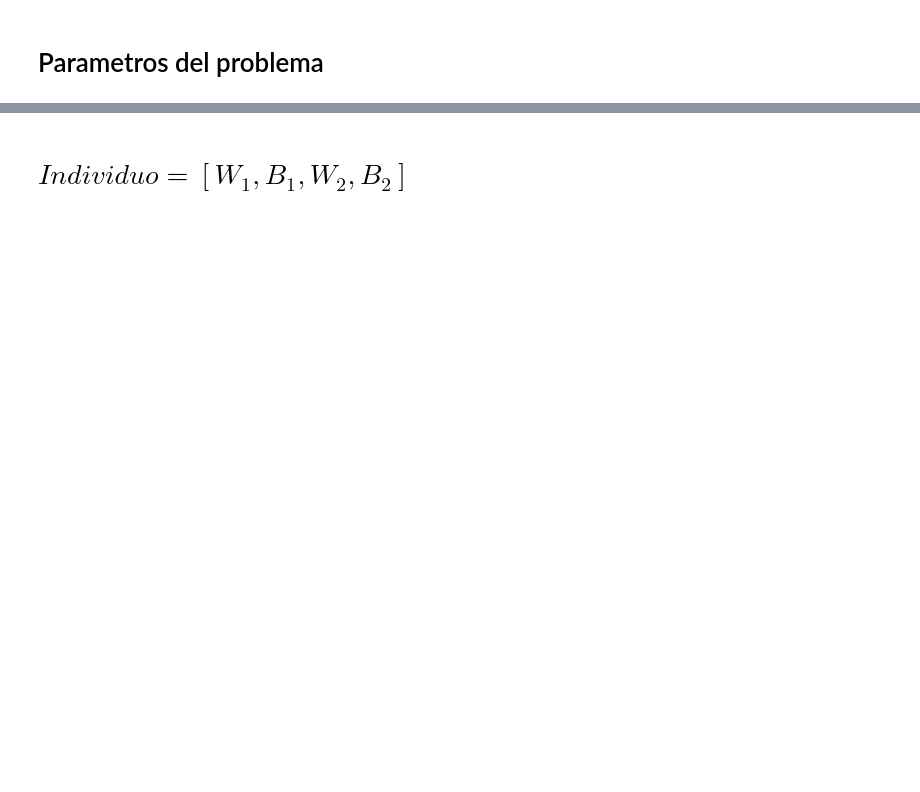
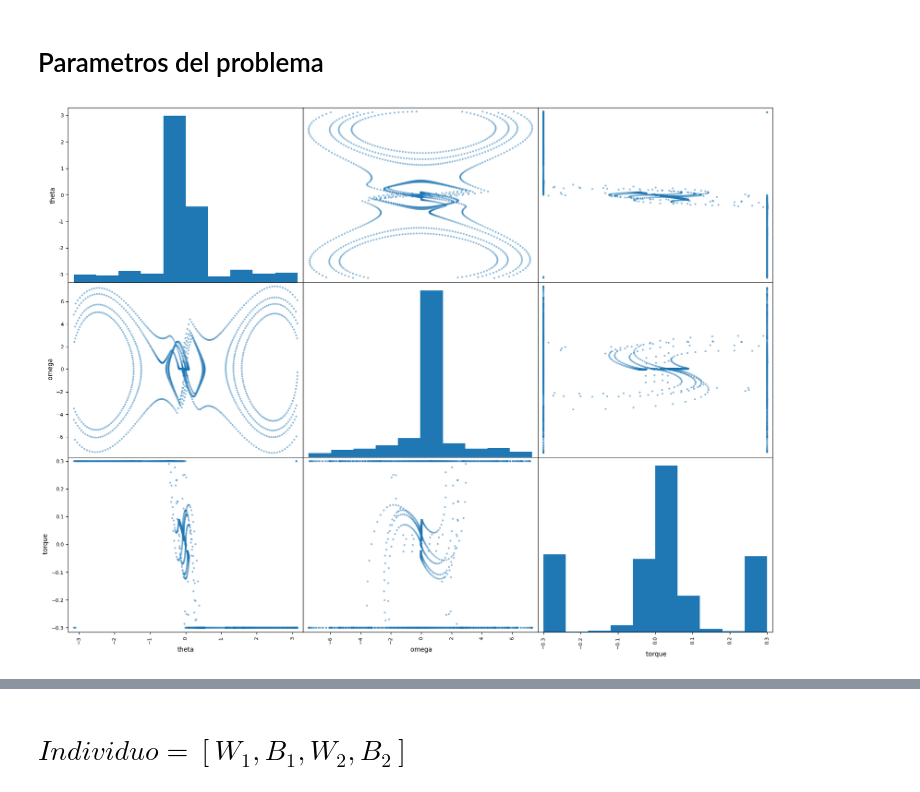
Before and after one commit to Bernal1229/proyectofinalIA, a Jupyter notebook: Proyecto IA.ipynb, the cells around one changed output, grey strips where cells are left out. Drawn from its saved outputs; the diff is of its cells as text; code cells hidden in the pictures; blank space fills up the shorter version.

```diff
--- a/Proyecto IA.ipynb
+++ b/Proyecto IA.ipynb
@@ -23,3 +18,10 @@ To enable the following instructions: AVX2 FMA, in other operations, rebuild Ten
 L = 1
 g = 9.81
 m = 0.25
+# %%
+dataset = pd.read_csv('dataset.csv')
+
+pd.plotting.scatter_matrix(dataset, figsize=(20, 15))
+plt.show()
+# %% [output]
+[figure, added]
```
Also changed, not shown: parts of 15 cells of this notebook, 1 other file.
